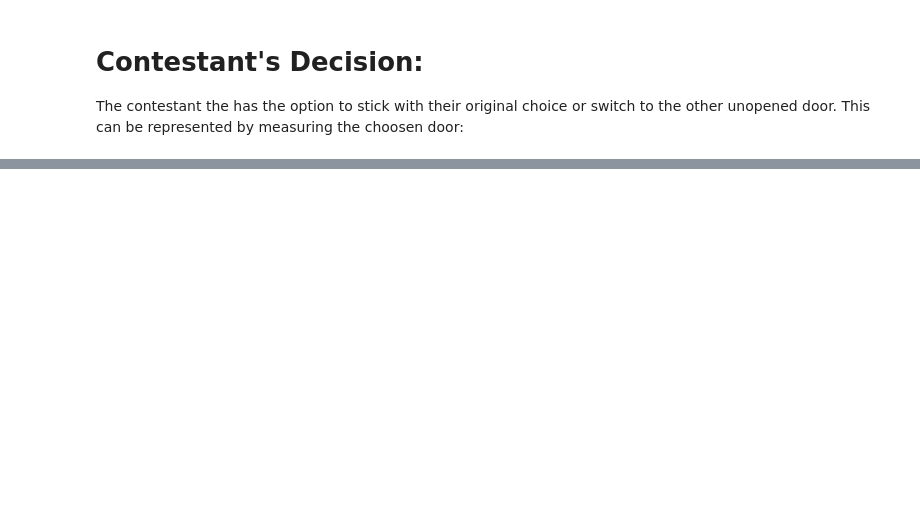
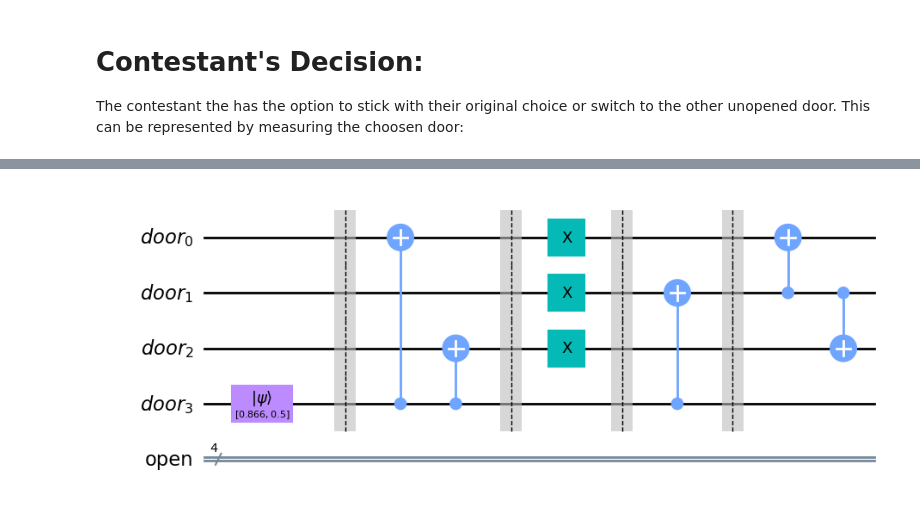
Before and after one commit to 2dholo/MontyHallQuantum, a Jupyter notebook: MontyHall.ipynb, the cells around one changed output, grey strips where cells are left out. Drawn from its saved outputs; the diff is of its cells as text; code cells hidden in the pictures; blank space fills up the shorter version.

```diff
--- a/MontyHall.ipynb
+++ b/MontyHall.ipynb
@@ -250,0 +293,33 @@ plot_histogram(counts, title="W_n-states Measurement")
+# %%
+# Apply a CNOT gate followed to all revealed doors using the choosen door as control
+qc.barrier()
+for i in range(0,N):
+    if i in revealed:
+        if i not in choosen:
+            qc.cx(q[choosen],q[i])
+
+# Apply a NOT gate to all not choosen gates
+qc.barrier()
+for i in range(0,N):
+    if i not in choosen:
+        qc.x(q[i])
+
+# Apply a not CNOT gate to the closed doors using the choosen door as control
+qc.barrier()
+for i in range(0,N):
+    if i not in revealed:
+        if i not in choosen:
+            qc.cx(q[choosen],q[i])
+
+# Apply a not CNOT gate to the revealed doors using a closed door as control
+qc.barrier()
+for i in range(0,N):
+    if i in revealed:
+        qc.cx(q[closed],q[i])
+
+
+
+%matplotlib inline
+qc.draw(output="mpl")
+# %% [output]
+[figure, added]
```
Also changed, not shown: parts of 25 cells of this notebook.
